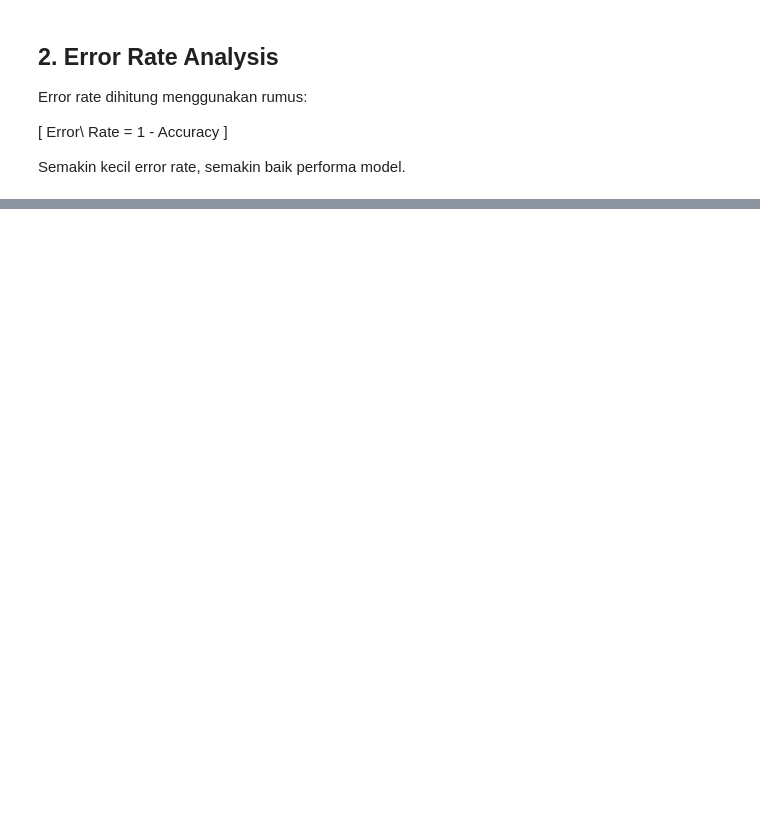
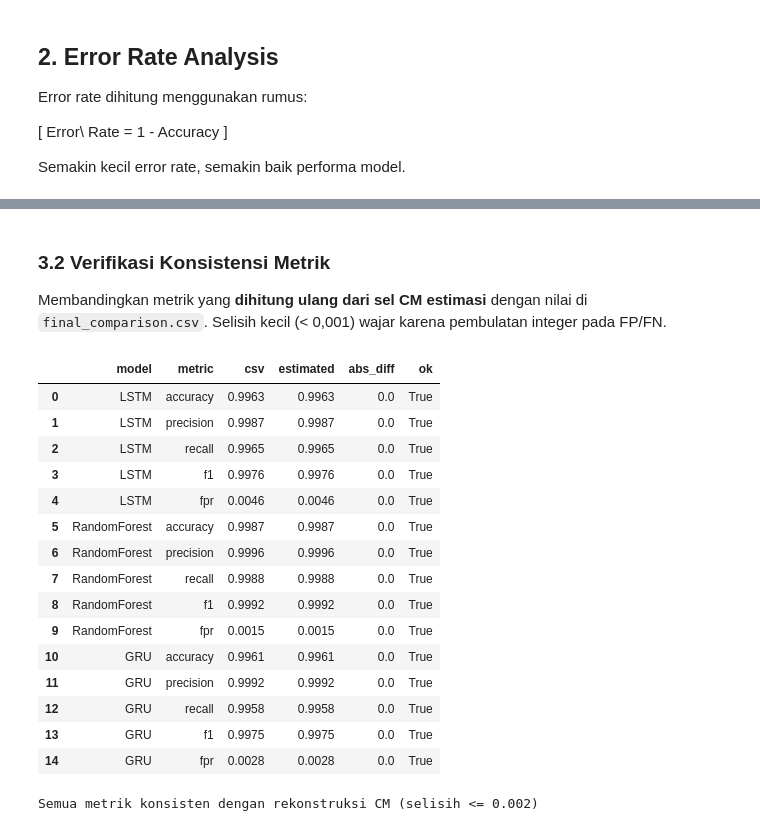
Before and after one commit to calvinkatoroy/tugas-akhir-ai-kel-06, a Jupyter notebook: notebooks/09_error_analysis.ipynb, the cells around one changed output, grey strips where cells are left out. Saved outputs shown, nothing was run; the diff lists cells and outputs as text; code cells hidden in the pictures; blank space fills up the shorter version.

```diff
--- a/notebooks/09_error_analysis.ipynb
+++ b/notebooks/09_error_analysis.ipynb
@@ -84,0 +259,52 @@ plt.show()
+# %% [markdown]
+### 3.2 Verifikasi Konsistensi Metrik
+
+Membandingkan metrik yang **dihitung ulang dari sel CM estimasi** dengan nilai di `final_comparison.csv`. Selisih kecil (< 0,001) wajar karena pembulatan integer pada FP/FN.
+# %%
+TOL = 0.002
+verify_rows = []
+
+for _, row in cm_est_df.iterrows():
+    checks = {
+        "accuracy": (row["accuracy_csv"], row["acc_est"]),
+        "precision": (row["precision_csv"], row["precision_est"]),
+        "recall": (row["recall_csv"], row["recall_est"]),
+        "f1": (row["f1_csv"], row["f1_est"]),
+        "fpr": (row["fpr_csv"], row["fpr_est"]),
+    }
+    for name, (csv_v, est_v) in checks.items():
+        verify_rows.append({
+            model_col: row[model_col],
+            "metric": name,
+            "csv": csv_v,
+            "estimated": est_v,
+            "abs_diff": round(abs(csv_v - est_v), 6),
+            "ok": abs(csv_v - est_v) <= TOL,
+        })
+
+verify_df = pd.DataFrame(verify_rows)
+display(verify_df)
+
+if verify_df["ok"].all():
+    print(f"Semua metrik konsisten dengan rekonstruksi CM (selisih <= {TOL})")
+else:
+    print("PERINGATAN: ada metrik di luar toleransi — cek pembulatan atau ukuran test set")
+    display(verify_df[~verify_df["ok"]])
+# %% [output]
+|  | model | metric | csv | estimated | abs_diff | ok |
+| 0 | LSTM | accuracy | 0.9963 | 0.9963 | 0.0 | True |
+| 1 | LSTM | precision | 0.9987 | 0.9987 | 0.0 | True |
+| 2 | LSTM | recall | 0.9965 | 0.9965 | 0.0 | True |
+| 3 | LSTM | f1 | 0.9976 | 0.9976 | 0.0 | True |
+| 4 | LSTM | fpr | 0.0046 | 0.0046 | 0.0 | True |
+| 5 | RandomForest | accuracy | 0.9987 | 0.9987 | 0.0 | True |
+| 6 | RandomForest | precision | 0.9996 | 0.9996 | 0.0 | True |
+| 7 | RandomForest | recall | 0.9988 | 0.9988 | 0.0 | True |
+| 8 | RandomForest | f1 | 0.9992 | 0.9992 | 0.0 | True |
+| 9 | RandomForest | fpr | 0.0015 | 0.0015 | 0.0 | True |
+| 10 | GRU | accuracy | 0.9961 | 0.9961 | 0.0 | True |
+| 11 | GRU | precision | 0.9992 | 0.9992 | 0.0 | True |
+| 12 | GRU | recall | 0.9958 | 0.9958 | 0.0 | True |
+| 13 | GRU | f1 | 0.9975 | 0.9975 | 0.0 | True |
+| 14 | GRU | fpr | 0.0028 | 0.0028 | 0.0 | True |
+Semua metrik konsisten dengan rekonstruksi CM (selisih <= 0.002)
```
Also changed, not shown: parts of 22 cells of this notebook, 2 other files.
